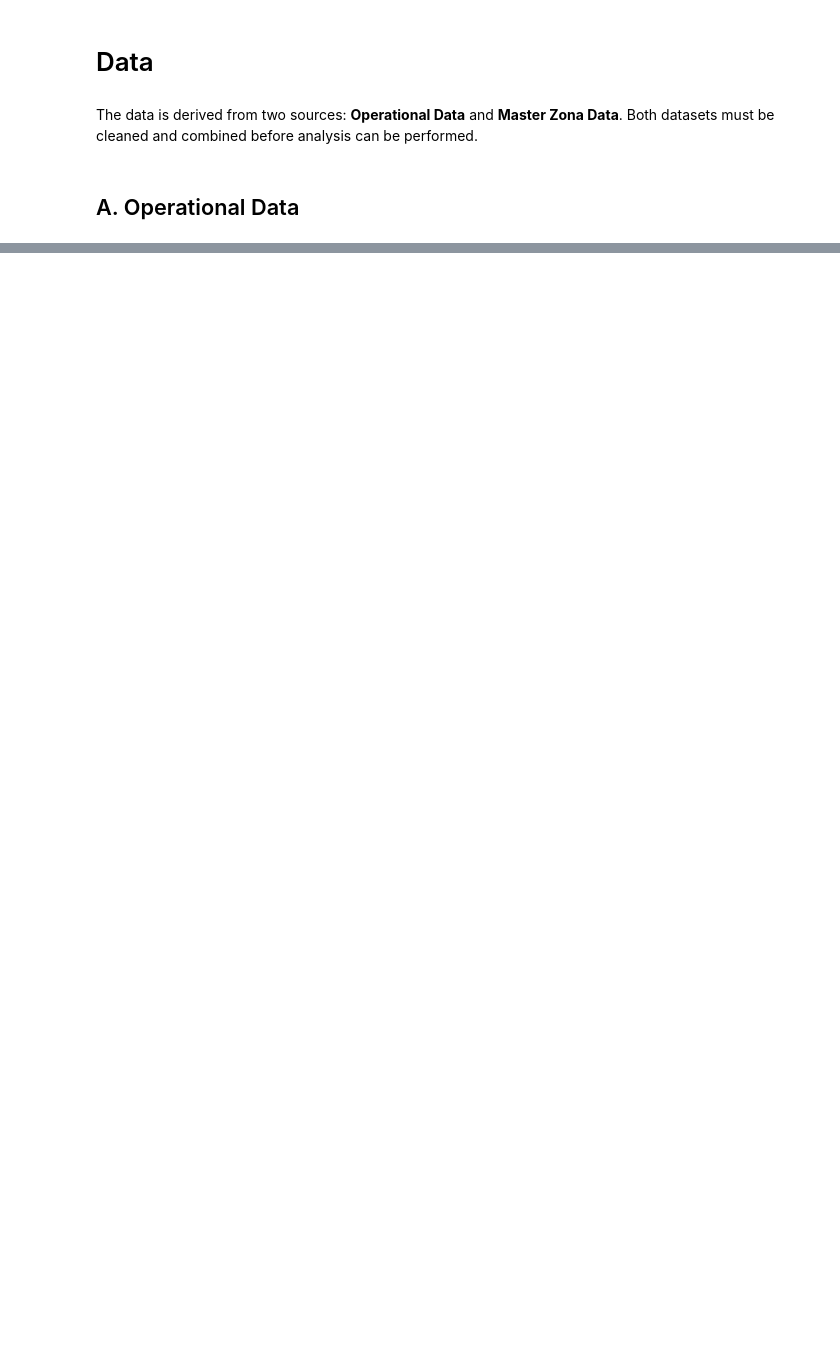
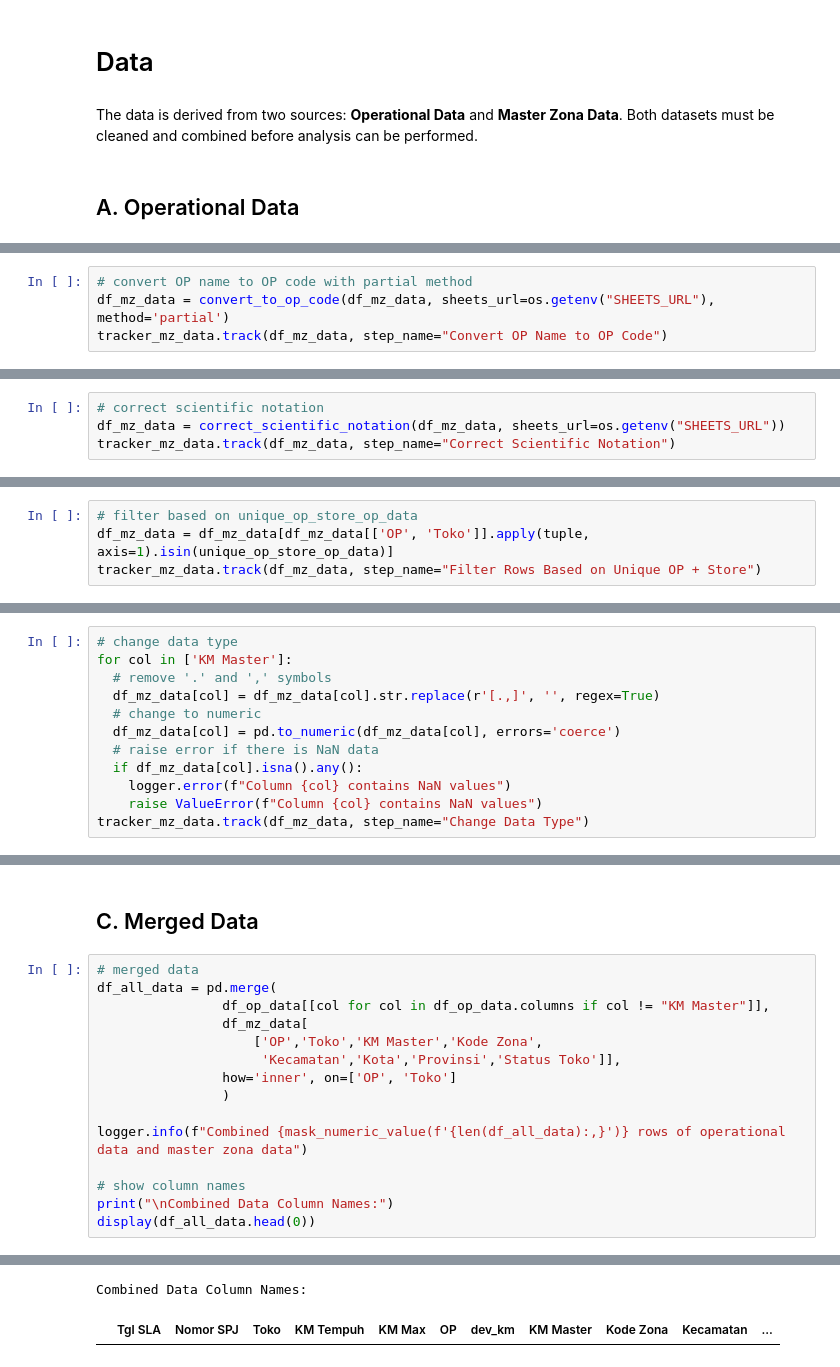
Before and after one commit to MNAtthoriq/km-master-discrepancy-detection-system, a Jupyter notebook: notebooks/01-KM-Master-Discrepancy-Detection.ipynb, the cells around one changed output, grey strips where cells are left out. Drawn from its saved outputs; the diff is of its cells as text; blank space fills up the shorter version.

```diff
--- a/notebooks/01-KM-Master-Discrepancy-Detection.ipynb
+++ b/notebooks/01-KM-Master-Discrepancy-Detection.ipynb
@@ -44,0 +221,4 @@ Operational Data Column Names:
+# %%
+# convert OP name to OP code with partial method
+df_mz_data = convert_to_op_code(df_mz_data, sheets_url=os.getenv("SHEETS_URL"), method='partial')
+tracker_mz_data.track(df_mz_data, step_name="Convert OP Name to OP Code")
@@ -44,0 +234,4 @@ Operational Data Column Names:
+# %%
+# correct scientific notation
+df_mz_data = correct_scientific_notation(df_mz_data, sheets_url=os.getenv("SHEETS_URL"))
+tracker_mz_data.track(df_mz_data, step_name="Correct Scientific Notation")
@@ -44,0 +248,4 @@ Operational Data Column Names:
+# %%
+# filter based on unique_op_store_op_data
+df_mz_data = df_mz_data[df_mz_data[['OP', 'Toko']].apply(tuple, axis=1).isin(unique_op_store_op_data)]
+tracker_mz_data.track(df_mz_data, step_name="Filter Rows Based on Unique OP + Store")
@@ -44,0 +254,12 @@ Operational Data Column Names:
+# %%
+# change data type
+for col in ['KM Master']:
+  # remove '.' and ',' symbols
+  df_mz_data[col] = df_mz_data[col].str.replace(r'[.,]', '', regex=True)
+  # change to numeric
+  df_mz_data[col] = pd.to_numeric(df_mz_data[col], errors='coerce')
+  # raise error if there is NaN data
+  if df_mz_data[col].isna().any():
+    logger.error(f"Column {col} contains NaN values")
+    raise ValueError(f"Column {col} contains NaN values")
+tracker_mz_data.track(df_mz_data, step_name="Change Data Type")
@@ -44,0 +282,18 @@ Operational Data Column Names:
+# %% [markdown]
+## C. Merged Data
+# %%
+# merged data
+df_all_data = pd.merge(
+                df_op_data[[col for col in df_op_data.columns if col != "KM Master"]],
+                df_mz_data[
+                    ['OP','Toko','KM Master','Kode Zona',
+                     'Kecamatan','Kota','Provinsi','Status Toko']],
+                how='inner', on=['OP', 'Toko']
+                )
+
+logger.info(f"Combined {mask_numeric_value(f'{len(df_all_data):,}')} rows of operational data and master zona data")
+
+# show column names
+print("\nCombined Data Column Names:")
+display(df_all_data.head(0))
+# %% [output]
@@ -44,0 +301,2 @@ Operational Data Column Names:
+Combined Data Column Names:
+|  | Tgl SLA | Nomor SPJ | Toko | KM Tempuh | KM Max | OP | dev_km | KM Master | Kode Zona | Kecamatan | ... |
```
Also changed, not shown: parts of 26 cells of this notebook.
